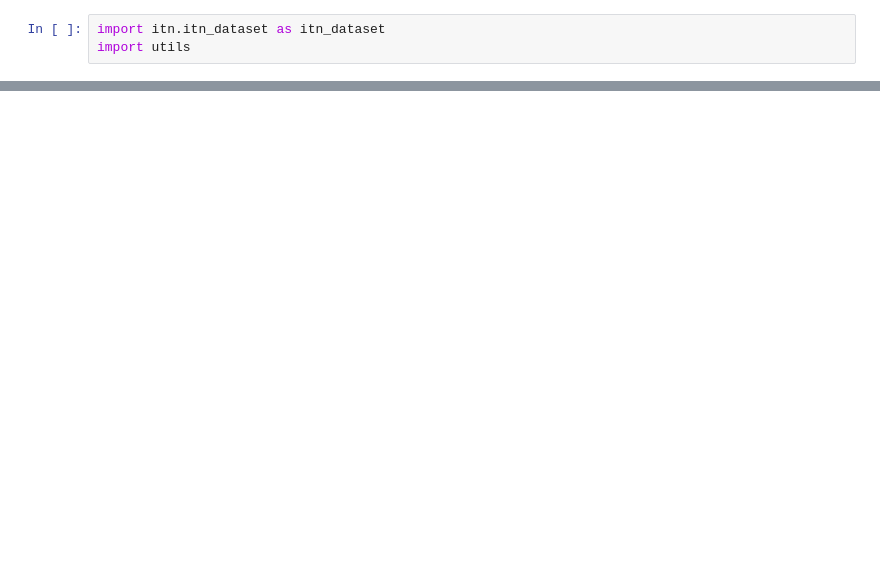
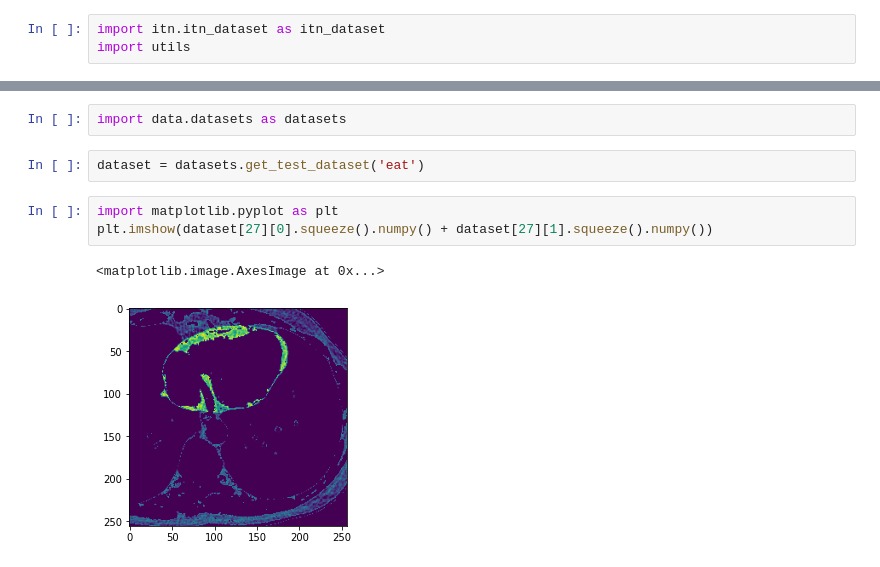
Before and after one commit to marinbenc/domain-specific-transforms, a Jupyter notebook: scratchpad.ipynb, the cells around one changed output, grey strips where cells are left out. Drawn from its saved outputs; the diff is of its cells as text; blank space fills up the shorter version.

```diff
--- a/scratchpad.ipynb
+++ b/scratchpad.ipynb
@@ -14,0 +11,10 @@ tensor(0.7686) tensor(0.0157)
+# %%
+import data.datasets as datasets
+# %%
+dataset = datasets.get_test_dataset('eat')
+# %%
+import matplotlib.pyplot as plt
+plt.imshow(dataset[27][0].squeeze().numpy() + dataset[27][1].squeeze().numpy())
+# %% [output]
+<matplotlib.image.AxesImage at 0x...>
+[figure, added]
```
Also changed, not shown: parts of 3 cells of this notebook, 4 other files.
